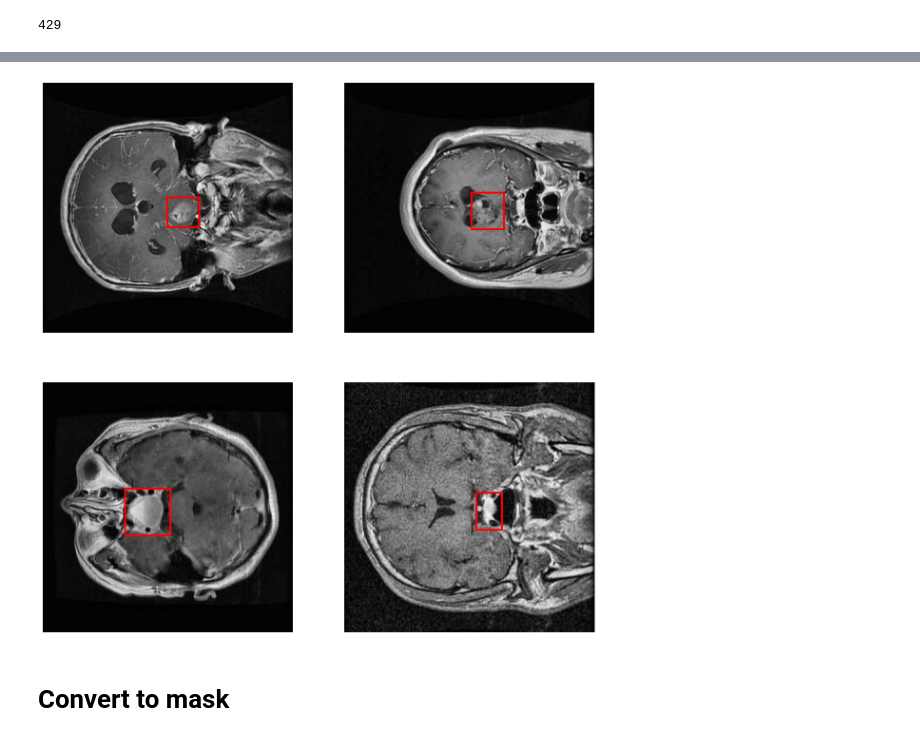
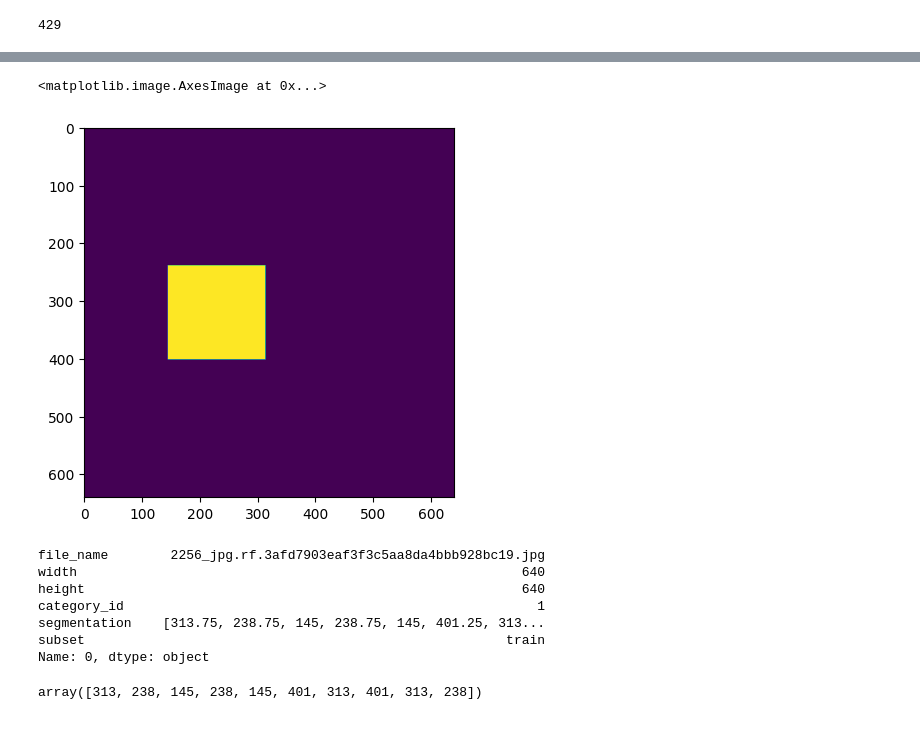
Before and after one commit to 87tana/SemanticSegmentation-in-Medical-Imaging, a Jupyter notebook: Tumor_Semantic_Segmentation.ipynb, the cells around one changed output, grey strips where cells are left out. Cells and saved outputs as stored; diff of their text form; code cells hidden in the pictures.

```diff
--- a/Tumor_Semantic_Segmentation.ipynb
+++ b/Tumor_Semantic_Segmentation.ipynb
@@ -116,13 +109 @@ def draw_mask(img_names,data):
-# %%
-with open(valid_annotations_path,'r') as file:
-    data = json.load(file)
-
-img_dir = 'valid_img_path'
-all_img_files = [os.path.join(valid_img_path,img['file_name']) for img in data['images']]
-random_file = random.sample(all_img_files,4)
-draw_mask(random_file,data)
-# %% [output]
-[figure, removed]
-# %% [markdown]
-# Convert to mask
 # %%
@@ -170,0 +127,29 @@ main(json_file, image_output_folder, original_image_dir)
+# %%
+def create_mask(image_info):
+  mask_np =np.zeros((image_info['height'],image_info['width']),dtype=np.uint8)
+  obj_number =1
+  for seg_idx ,seg in enumerate(image_info['segmentation']):
+      rr, cc = skimage.draw.polygon(seg[1::2], seg[0::2], mask_np.shape)
+      mask_np[rr,cc]=1
+
+  return mask_np
+# %%
+mask = create_mask(df.loc[0])
+plt.imshow(mask)
+# %% [output]
+<matplotlib.image.AxesImage at 0x...>
+[figure, added]
+# %%
+df.loc[0]
+# %% [output]
+file_name        2256_jpg.rf.3afd7903eaf3f3c5aa8da4bbb928bc19.jpg
+width                                                         640
+height                                                        640
+category_id                                                     1
+segmentation    [313.75, 238.75, 145, 238.75, 145, 401.25, 313...
+subset                                                      train
+Name: 0, dtype: object
+# %%
+np.array(df.loc[0]['segmentation']).astype(int)
+# %% [output]
+array([313, 238, 145, 238, 145, 401, 313, 401, 313, 238])
```
Also changed, not shown: parts of 6 cells of this notebook.
